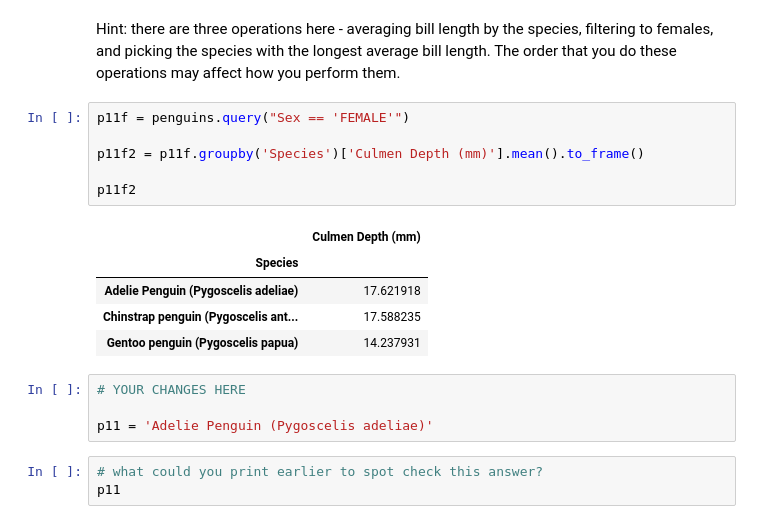
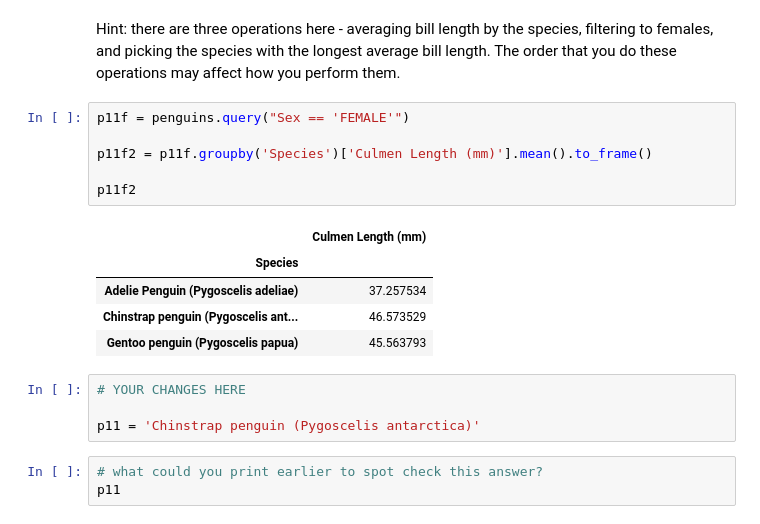
Before and after one commit to profjoshBU/dx602-homework-09, a Jupyter notebook: homework.ipynb, the cells around one changed output. Saved outputs shown, nothing was run; the diff lists cells and outputs as text.

```diff
--- a/homework.ipynb
+++ b/homework.ipynb
@@ -359,19 +359,19 @@ The order that you do these operations may affect how you perform them.
 # %%
 p11f = penguins.query("Sex == 'FEMALE'")
 
-p11f2 = p11f.groupby('Species')['Culmen Depth (mm)'].mean().to_frame()
+p11f2 = p11f.groupby('Species')['Culmen Length (mm)'].mean().to_frame()
 
 p11f2
 # %% [output]
-|  | Culmen Depth (mm) |
+|  | Culmen Length (mm) |
 | Species |  |
-| Adelie Penguin (Pygoscelis adeliae) | 17.621918 |
-| Chinstrap penguin (Pygoscelis ant... | 17.588235 |
-| Gentoo penguin (Pygoscelis papua) | 14.237931 |
+| Adelie Penguin (Pygoscelis adeliae) | 37.257534 |
+| Chinstrap penguin (Pygoscelis ant... | 46.573529 |
+| Gentoo penguin (Pygoscelis papua) | 45.563793 |
 # %%
 # YOUR CHANGES HERE
 
-p11 = 'Adelie Penguin (Pygoscelis adeliae)'
+p11 = 'Chinstrap penguin (Pygoscelis antarctica)'
 # %%
 # what could you print earlier to spot check this answer?
 p11
```
Also changed, not shown: parts of 5 cells of this notebook.
